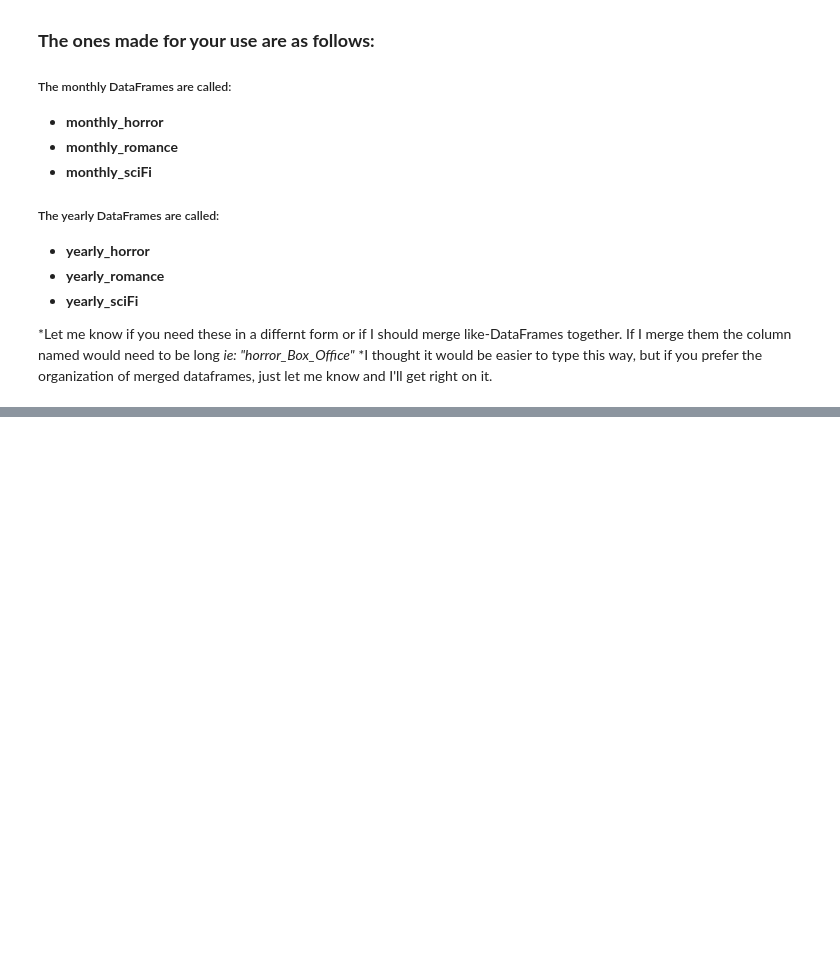
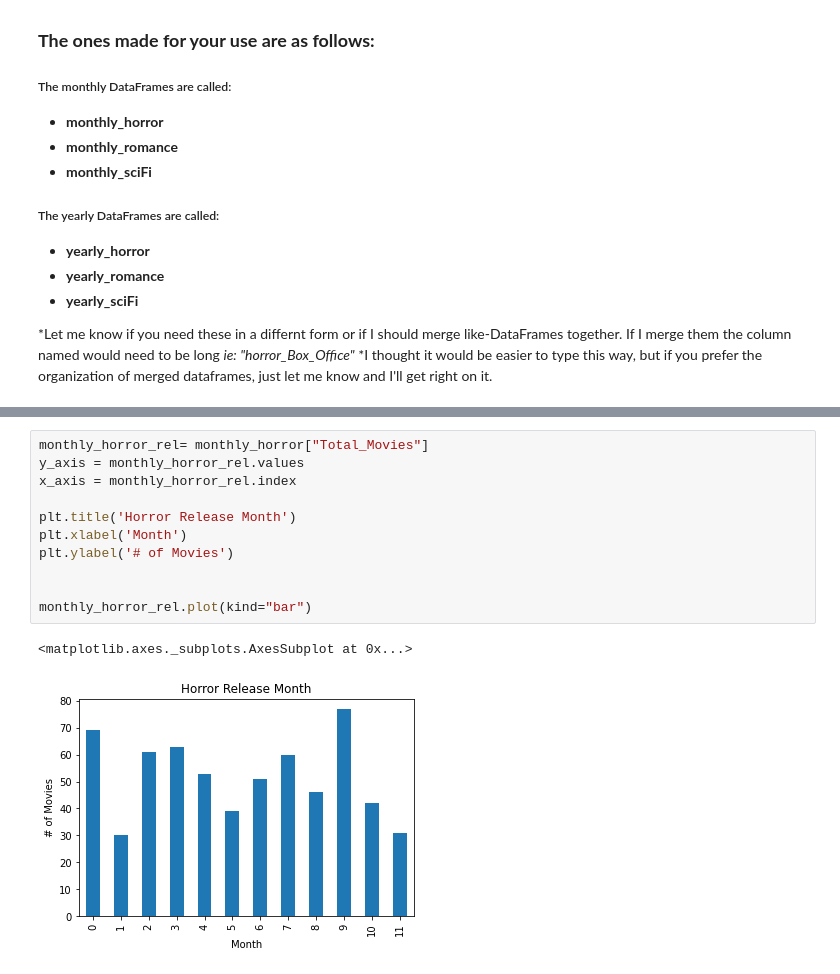
Before and after one commit to Lweston75/Project-One, a Jupyter notebook: movie_graphs.ipynb, the cells around one changed output, grey strips where cells are left out. Cells and saved outputs as stored; diff of their text form; blank space fills up the shorter version.

```diff
--- a/movie_graphs.ipynb
+++ b/movie_graphs.ipynb
@@ -171,0 +201,14 @@ yearly_sciFy.head()
+# %%
+monthly_horror_rel= monthly_horror["Total_Movies"]
+y_axis = monthly_horror_rel.values
+x_axis = monthly_horror_rel.index
+
+plt.title('Horror Release Month')
+plt.xlabel('Month')
+plt.ylabel('# of Movies')
+
+
+monthly_horror_rel.plot(kind="bar")
+# %% [output]
+<matplotlib.axes._subplots.AxesSubplot at 0x...>
+[figure, added]
```
Also changed, not shown: parts of 27 cells of this notebook.
